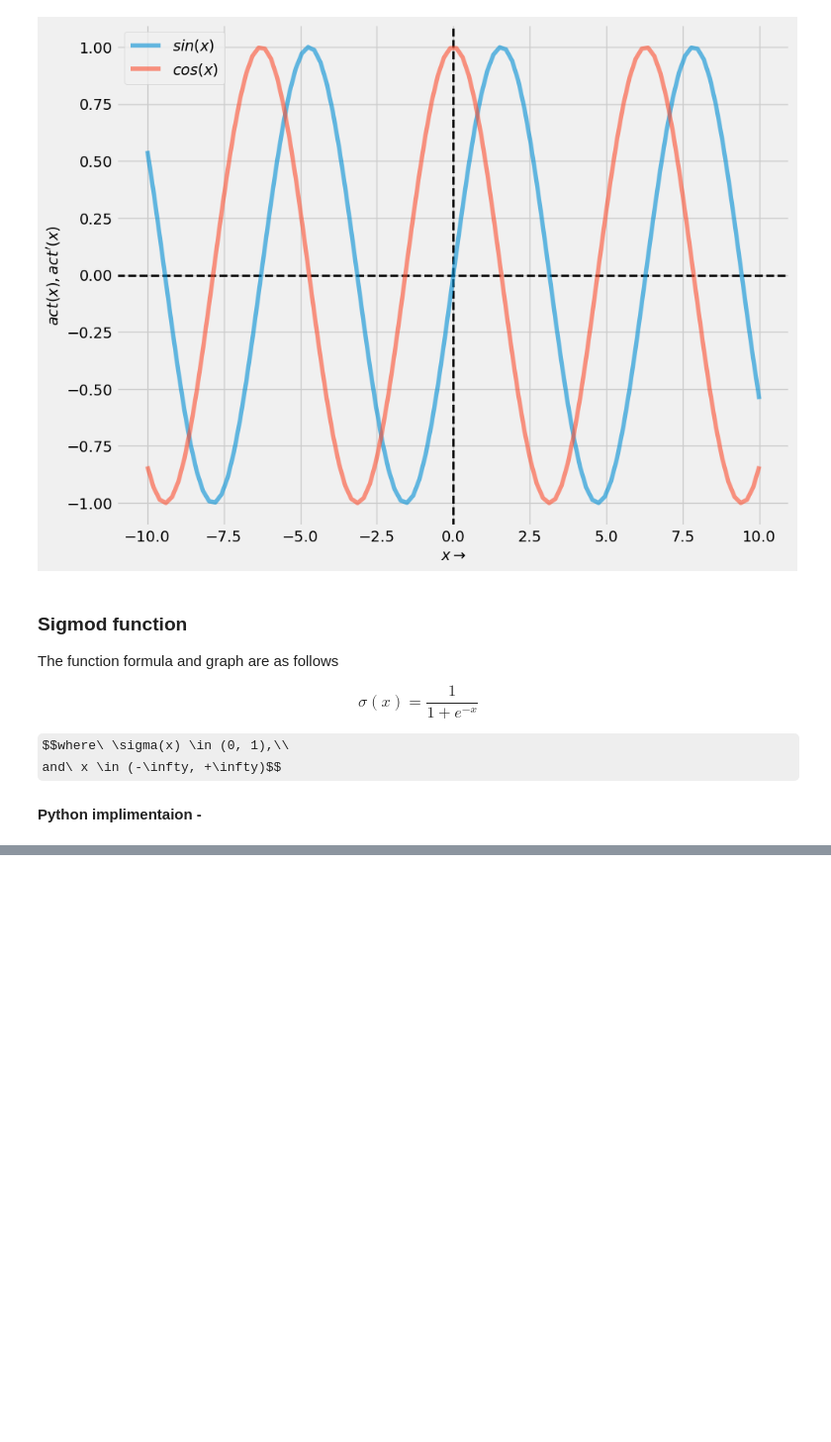
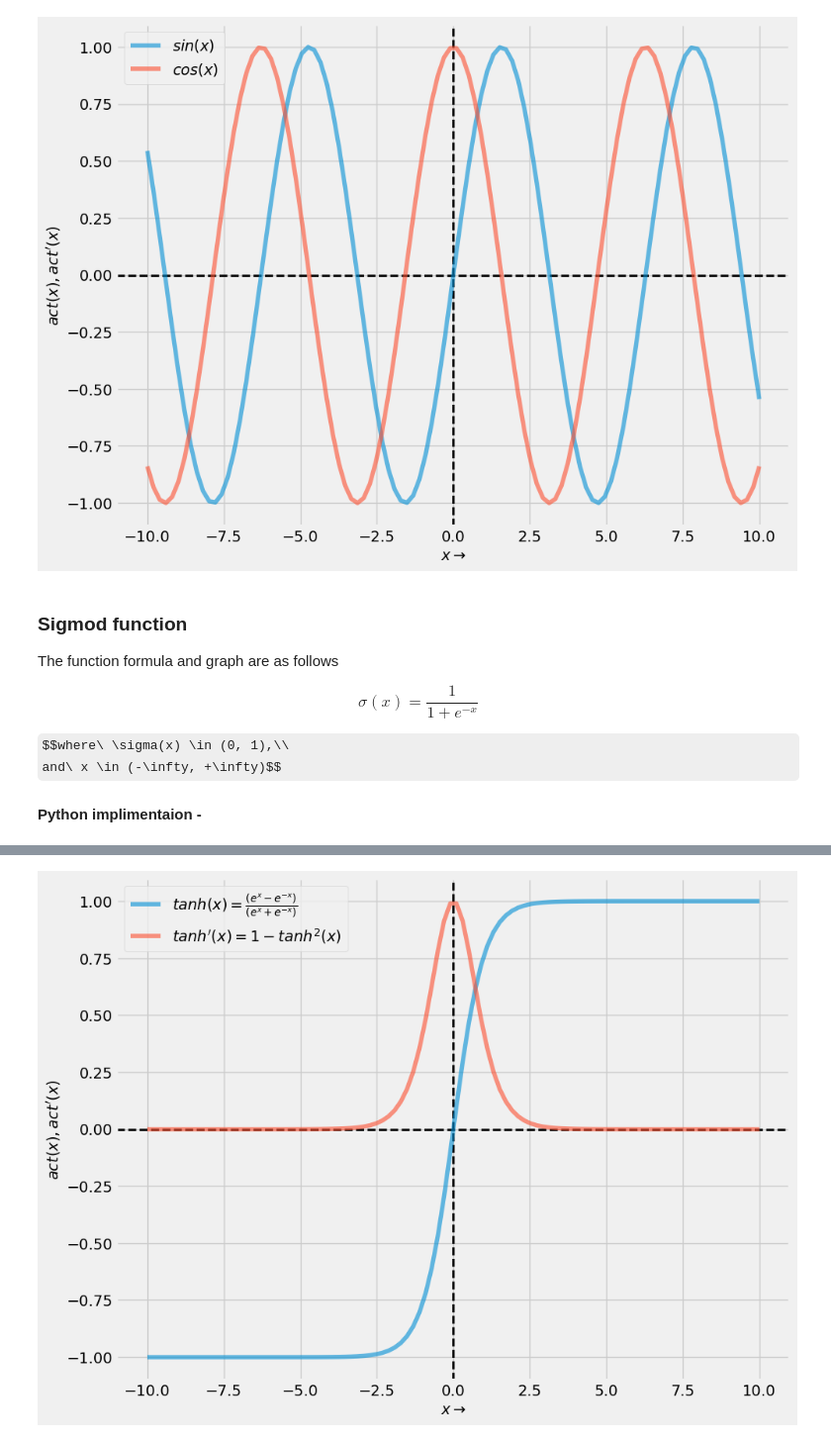
Before and after one commit to nani2357/DeepLearning_ANN_Math_intutions, a Jupyter notebook: ipynb_notebooks/activation_functions.ipynb, the cells around one changed output, grey strips where cells are left out. Shown at 99% size. Cells and saved outputs as stored; diff of their text form; code cells hidden in the pictures; some formulas as TeX source; blank space fills up the shorter version.

```diff
--- a/ipynb_notebooks/activation_functions.ipynb
+++ b/ipynb_notebooks/activation_functions.ipynb
@@ -89,0 +143,13 @@ and\ x \in (-\infty, +\infty)$$
+# %%
+def tanh(x):
+    return np.tanh(x)
+# %%
+def plot_tanh(x, path):
+    plot_graph(x, f=tanh, title="Hyperbolic Tangent",
+            LABEL_Y=r"$tanh(x) = \frac{(e^{x} - e^{-x})}{(e^{x} + e^{-x})}$",
+            LABEL_Y_DASH=r"$tanh^\prime(x) = 1 - tanh^2(x)$",
+            filepath_to_plot=path)
+
+plot_tanh(x, os.path.join(root_plot_dir, "tanh"))
+# %% [output]
+[figure, added]
```
Also changed, not shown: parts of 41 cells of this notebook, 12 other files.
